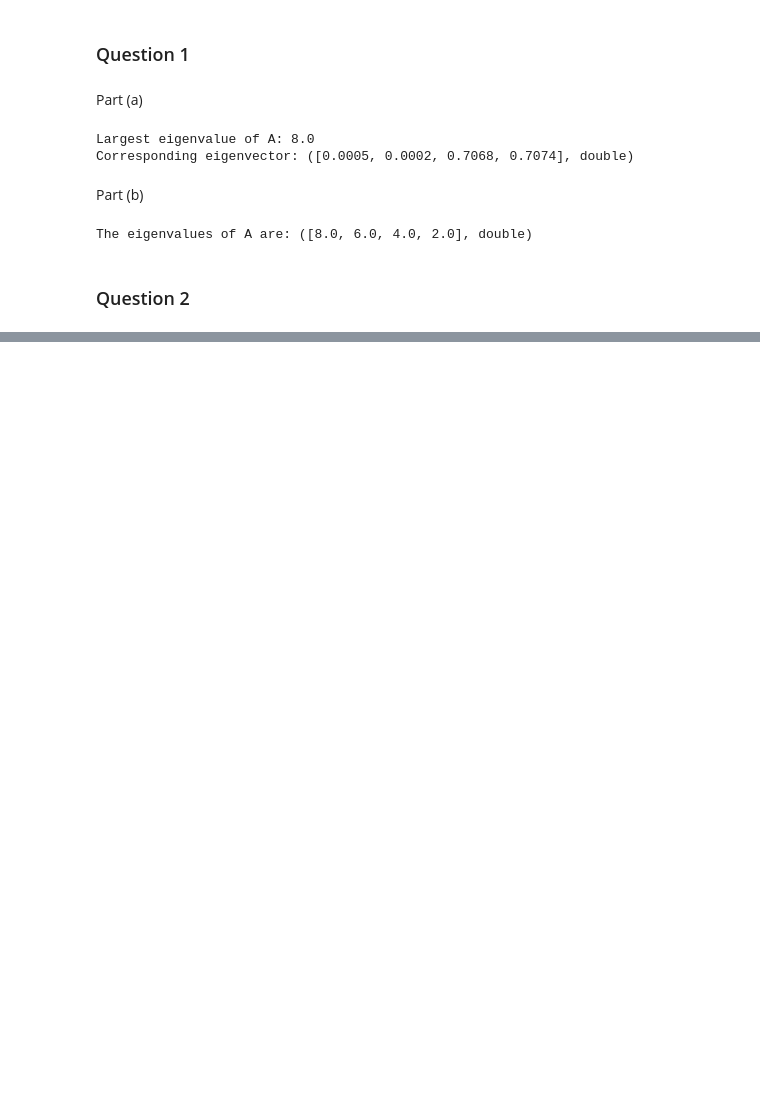
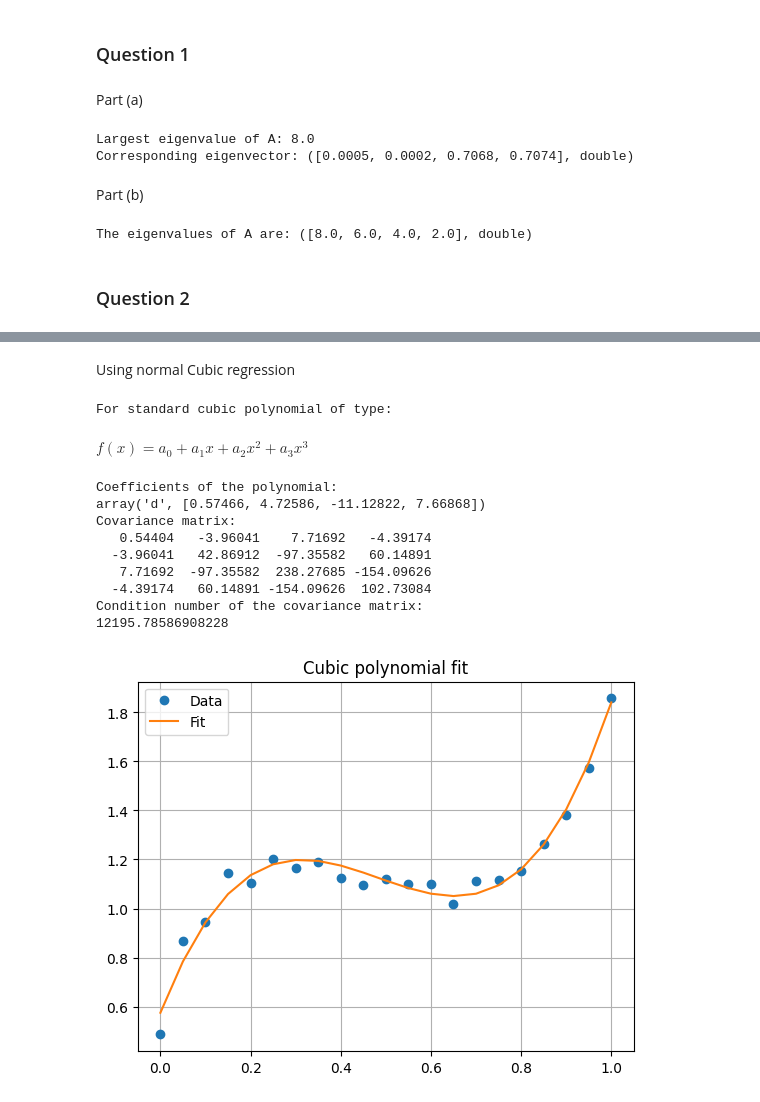
Before and after one commit to kmaitreys/p452-computational-physics, a Jupyter notebook: assignment-3.ipynb, the cells around one changed output, grey strips where cells are left out. Cells and saved outputs as stored; diff of their text form; code cells hidden in the pictures; blank space fills up the shorter version.

```diff
--- a/assignment-3.ipynb
+++ b/assignment-3.ipynb
@@ -115,0 +67,33 @@ IndexError: list index out of range
+# %% [markdown]
+Using normal Cubic regression
+# %%
+xdata = Array("d", data[:, 0])
+ydata = Array("d", data[:, 1])
+
+sol, cov = polyfit(xdata, ydata, 3)
+
+print("For standard cubic polynomial of type:")
+display(Latex(r"$f(x) = a_0 + a_1x + a_2x^2 + a_3x^3$"))
+print(f"Coefficients of the polynomial: \n{sol}")
+
+print(f"Covariance matrix: \n{cov}")
+cond = get_condition_number(cov)
+print(f"Condition number of the covariance matrix: \n{cond}")
+
+# Plot the polynomial
+plot_poly(xdata, ydata, sol, 3)
+plt.title("Cubic polynomial fit")
+plt.show()
+# %% [output]
+For standard cubic polynomial of type:
+$f(x) = a_0 + a_1x + a_2x^2 + a_3x^3$
+Coefficients of the polynomial:
+array('d', [0.57466, 4.72586, -11.12822, 7.66868])
+Covariance matrix:
+   0.54404   -3.96041    7.71692   -4.39174
+  -3.96041   42.86912  -97.35582   60.14891
+   7.71692  -97.35582  238.27685 -154.09626
+  -4.39174   60.14891 -154.09626  102.73084
+Condition number of the covariance matrix:
+12195.78586908228
+[figure, added]
```
Also changed, not shown: parts of 11 cells of this notebook.
